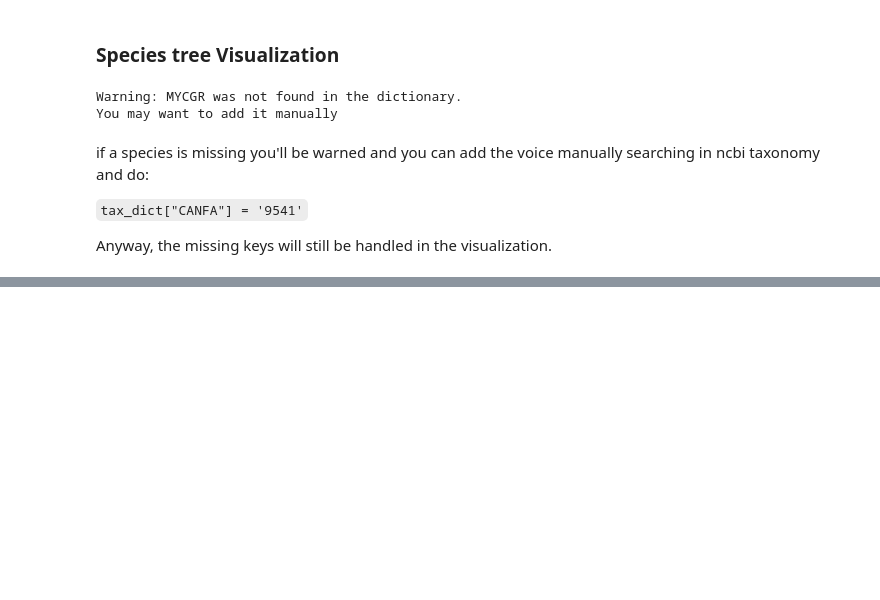
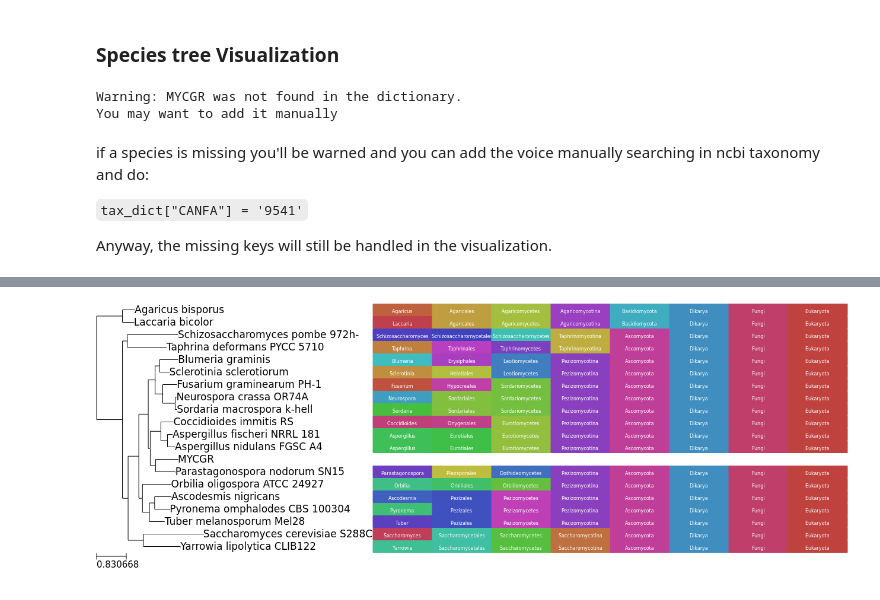
Before and after one commit to Gabaldonlab/phylome_analysis_giaco, a Jupyter notebook: examples/example_species.ipynb, the cells around one changed output, grey strips where cells are left out. Cells and saved outputs as stored; diff of their text form; code cells hidden in the pictures; blank space fills up the shorter version.

Commit message:
fix images notebook

```diff
--- a/examples/example_species.ipynb
+++ b/examples/example_species.ipynb
@@ -109,0 +111,5 @@ ap.viz_species_tree(out_sptree, show=False, render="../out_dir15/plot_suptree.pn
+# %%
+from IPython.display import Image
+Image(filename='./out_dir15/plot_suptree.png')
+# %% [output]
+[figure, added]
```
Also changed, not shown: parts of 3 cells of this notebook.
